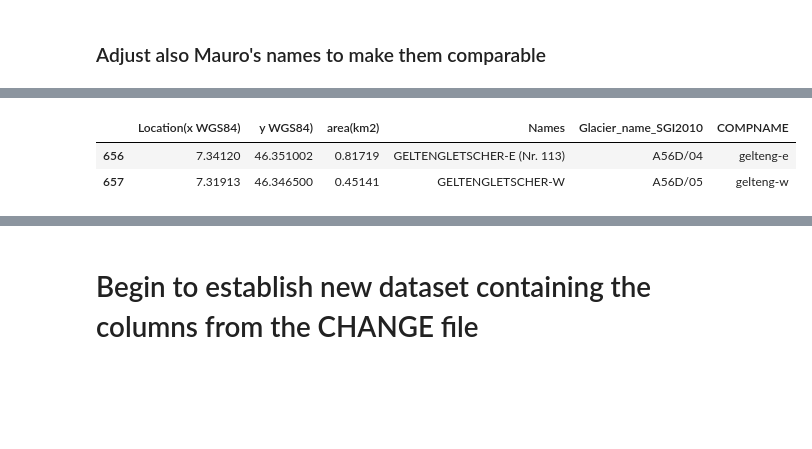
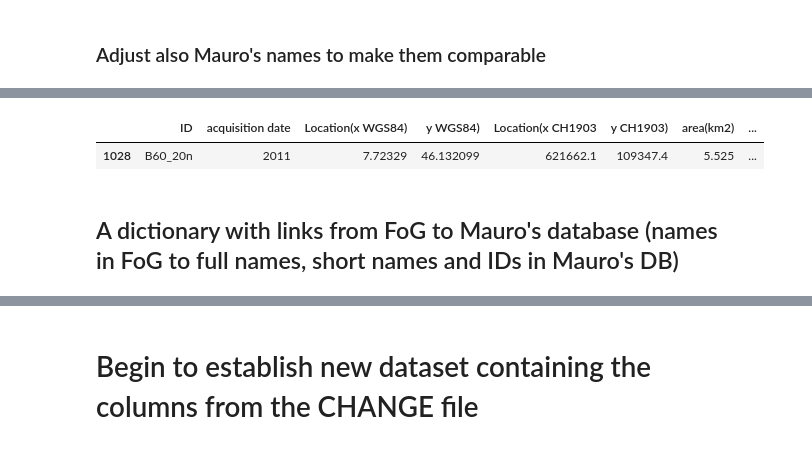
Before and after one commit to JohannesUIBK/glaciers-cci5, a Jupyter notebook: glaciers_cci5/Merge_Fischer_FoG.ipynb, the cells around one changed output, grey strips where cells are left out. Cells and saved outputs as stored; diff of their text form; code cells hidden in the pictures; blank space fills up the shorter version.

```diff
--- a/glaciers_cci5/Merge_Fischer_FoG.ipynb
+++ b/glaciers_cci5/Merge_Fischer_FoG.ipynb
@@ -255,6 +210,7 @@ pdb[pdb.where(~pd.isnull(pdb.AREA)).WGMS_ID == ID].tail(10)#[['NAME', 'LENGTH',
 # %%
-pdfll[pdfll['Names'].str.contains('gelte', case=False)]
+pdfll[pdfll['Names'].str.contains('brunegg', case=False)]
 # %% [output]
-|  | Location(x WGS84) | y WGS84) | area(km2) | Names | Glacier_name_SGI2010 | COMPNAME |
-| 656 | 7.34120 | 46.351002 | 0.81719 | GELTENGLETSCHER-E (Nr. 113) | A56D/04 | gelteng-e |
-| 657 | 7.31913 | 46.346500 | 0.45141 | GELTENGLETSCHER-W | A56D/05 | gelteng-w |
+|  | ID | acquisition date | Location(x WGS84) | y WGS84) | Location(x CH1903 | y CH1903) | area(km2) | ... |
+| 1028 | B60_20n | 2011 | 7.72329 | 46.132099 | 621662.1 | 109347.4 | 5.525 | ... |
+# %% [markdown]
+## A dictionary with links from FoG to Mauro's database (names in FoG to full names, short names and IDs in Mauro's DB)
```
Also changed, not shown: parts of 50 cells of this notebook.
